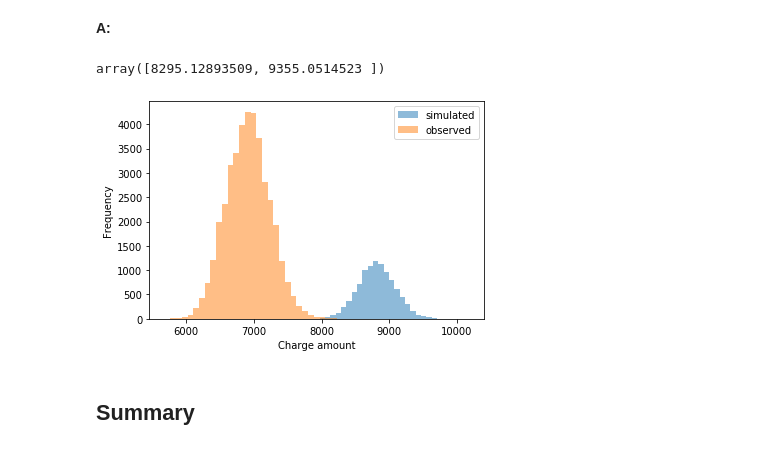
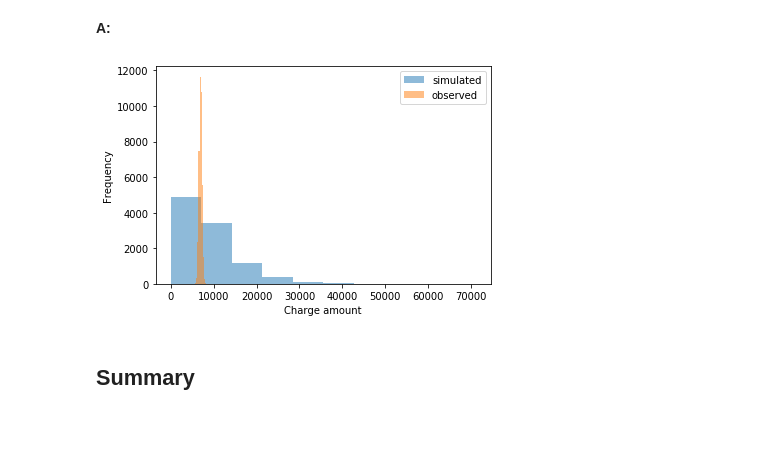
Before and after one commit to SANDIP79190219/housing_data_cleaning, a Jupyter notebook: inferential_statistics_3-Q.ipynb, the cells around one changed output. Cells and saved outputs as stored; diff of their text form; code cells hidden in the pictures.

```diff
--- a/inferential_statistics_3-Q.ipynb
+++ b/inferential_statistics_3-Q.ipynb
@@ -164,7 +167,7 @@ __Q:__ Take your best shot at a new simulated sequence of medical charges using
 __A:__
 # %%
 def hospital_sampler(n):
-    return np.random.choice(no_insurance, n)
+    return np.random.gamma(alpha_est, beta_est)
 # %%
 seed(47)
 best_shot_simulated = np.empty(10000)
@@ -172,17 +175,15 @@ best_shot_simulated = np.empty(10000)
 for i in range(10000):
     daily_sample = hospital_sampler(len(no_insurance))
     best_shot_simulated[i] = np.mean(daily_sample)
-np.percentile(best_shot_simulated, [2.5, 97.5])
+#np.percentile(best_shot_simulated, [2.5, 97.5])
-# %% [output]
-array([8295.12893509, 9355.0514523 ])
 # %%
-_ = plt.hist(best_shot_simulated, bins=30, alpha=0.5, label='simulated')
-_ = plt.hist(rate_samples, bins=30, alpha=0.5, label='observed')
+_ = plt.hist(best_shot_simulated, bins=10, alpha=0.5, label='simulated')
+_ = plt.hist(rate_samples, bins=10, alpha=0.5, label='observed')
 _ = plt.xlabel('Charge amount')
 _ = plt.ylabel('Frequency')
 _ = plt.legend()
 # %% [output]
-[figure, old version]
+[figure, new version]
 # %% [markdown]
 ## Summary
 # %% [markdown]
```
Also changed, not shown: parts of 4 cells of this notebook.
